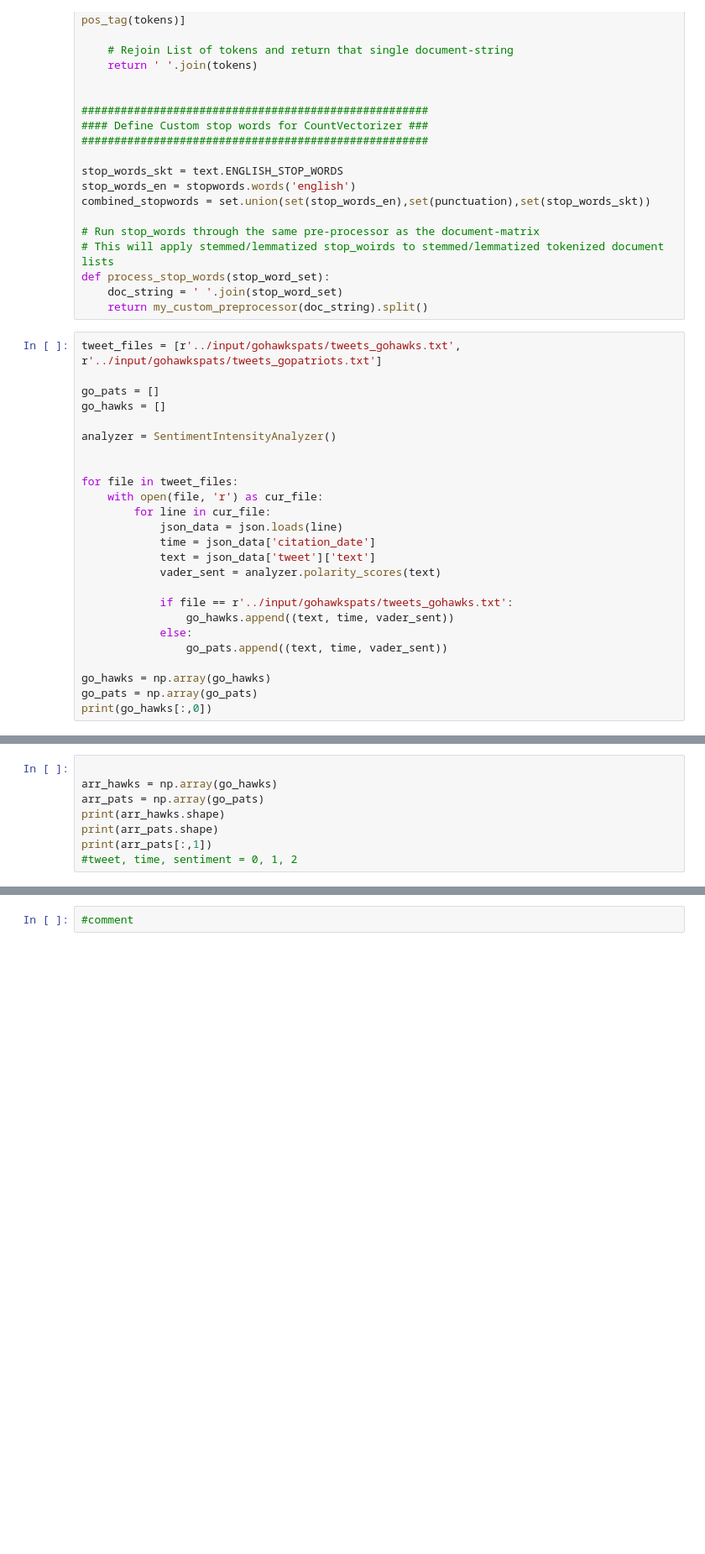
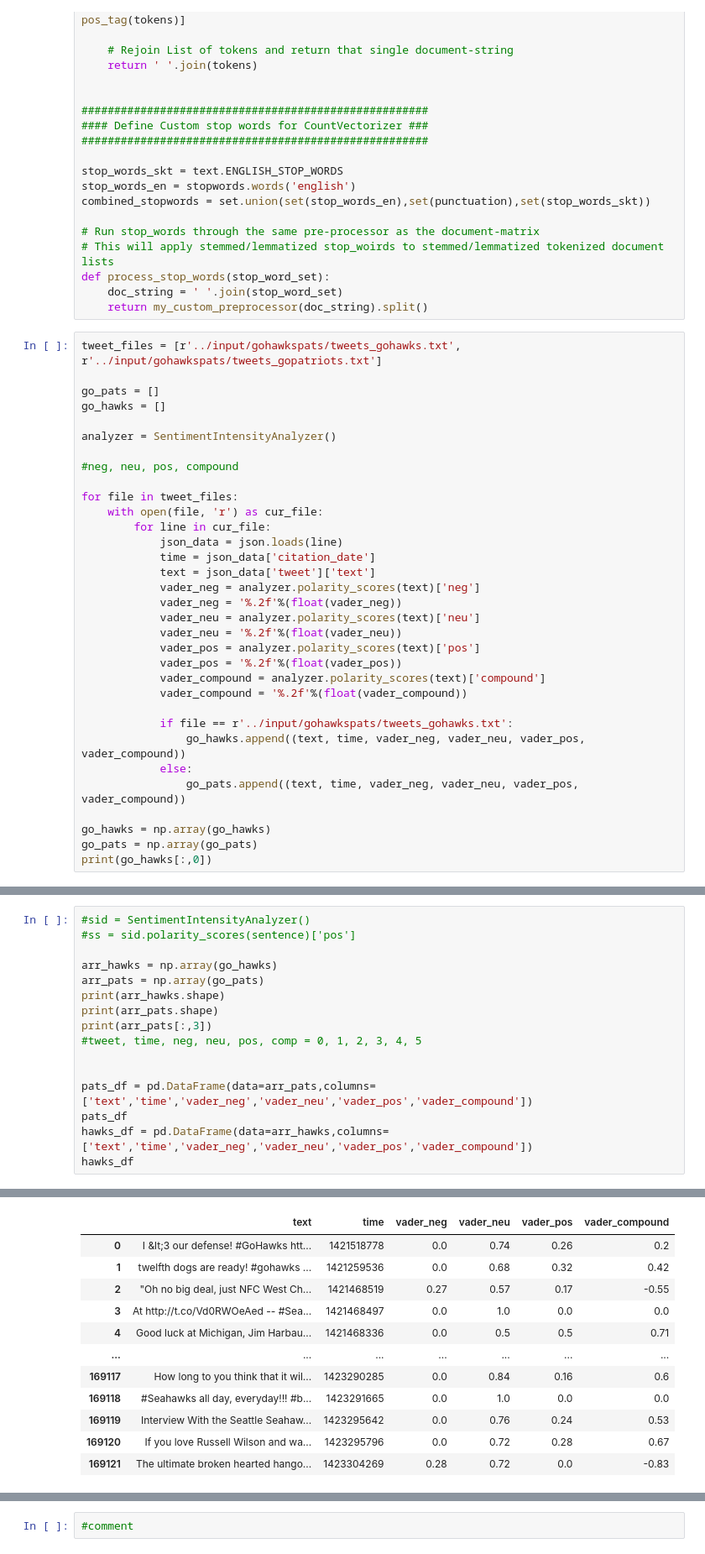
Before and after one commit to ryanch1/data-mining, a Jupyter notebook: Project 5 - create our own.ipynb, the cells around one changed output, grey strips where cells are left out. Shown: that part at 84% size. Cells and saved outputs as stored; diff of their text form; blank space fills up the shorter version.

```diff
--- a/Project 5 - create our own.ipynb
+++ b/Project 5 - create our own.ipynb
@@ -90,6 +90,7 @@ go_hawks = []
 
 analyzer = SentimentIntensityAnalyzer()
 
+#neg, neu, pos, compound
 
 for file in tweet_files:
     with open(file, 'r') as cur_file:
@@ -97,12 +98,19 @@ for file in tweet_files:
             json_data = json.loads(line)
             time = json_data['citation_date']
             text = json_data['tweet']['text']
-            vader_sent = analyzer.polarity_scores(text)
+            vader_neg = analyzer.polarity_scores(text)['neg']
+            vader_neg = '%.2f'%(float(vader_neg))
+            vader_neu = analyzer.polarity_scores(text)['neu']
+            vader_neu = '%.2f'%(float(vader_neu))
+            vader_pos = analyzer.polarity_scores(text)['pos']
+            vader_pos = '%.2f'%(float(vader_pos))
+            vader_compound = analyzer.polarity_scores(text)['compound']
+            vader_compound = '%.2f'%(float(vader_compound))
 
             if file == r'../input/gohawkspats/tweets_gohawks.txt':
-                go_hawks.append((text, time, vader_sent))
+                go_hawks.append((text, time, vader_neg, vader_neu, vader_pos, vader_compound))
             else:
-                go_pats.append((text, time, vader_sent))
+                go_pats.append((text, time, vader_neg, vader_neu, vader_pos, vader_compound))
 
 go_hawks = np.array(go_hawks)
 go_pats = np.array(go_pats)
@@ -112,8 +126,17 @@ TypeError: list indices must be integers or slices, not tuple
 # %%
+#sid = SentimentIntensityAnalyzer()
+#ss = sid.polarity_scores(sentence)['pos']
 
 arr_hawks = np.array(go_hawks)
 arr_pats = np.array(go_pats)
 print(arr_hawks.shape)
 print(arr_pats.shape)
-print(arr_pats[:,1])
-#tweet, time, sentiment = 0, 1, 2
+print(arr_pats[:,3])
+#tweet, time, neg, neu, pos, comp = 0, 1, 2, 3, 4, 5
+
+
+pats_df = pd.DataFrame(data=arr_pats,columns=['text','time','vader_neg','vader_neu','vader_pos','vader_compound'])
+pats_df
+hawks_df = pd.DataFrame(data=arr_hawks,columns=['text','time','vader_neg','vader_neu','vader_pos','vader_compound'])
+hawks_df
+# %% [output]
@@ -119,0 +147,12 @@ print(arr_pats[:,1])
+|  | text | time | vader_neg | vader_neu | vader_pos | vader_compound |
+| 0 | I &lt;3 our defense! #GoHawks htt... | 1421518778 | 0.0 | 0.74 | 0.26 | 0.2 |
+| 1 | twelfth dogs are ready! #gohawks ... | 1421259536 | 0.0 | 0.68 | 0.32 | 0.42 |
+| 2 | "Oh no big deal, just NFC West Ch... | 1421468519 | 0.27 | 0.57 | 0.17 | -0.55 |
+| 3 | At http://t.co/Vd0RWOeAed -- #Sea... | 1421468497 | 0.0 | 1.0 | 0.0 | 0.0 |
+| 4 | Good luck at Michigan, Jim Harbau... | 1421468336 | 0.0 | 0.5 | 0.5 | 0.71 |
+| ... | ... | ... | ... | ... | ... | ... |
+| 169117 | How long to you think that it wil... | 1423290285 | 0.0 | 0.84 | 0.16 | 0.6 |
+| 169118 | #Seahawks all day, everyday!!! #b... | 1423291665 | 0.0 | 1.0 | 0.0 | 0.0 |
+| 169119 | Interview With the Seattle Seahaw... | 1423295642 | 0.0 | 0.76 | 0.24 | 0.53 |
+| 169120 | If you love Russell Wilson and wa... | 1423295796 | 0.0 | 0.72 | 0.28 | 0.67 |
+| 169121 | The ultimate broken hearted hango... | 1423304269 | 0.28 | 0.72 | 0.0 | -0.83 |
```
Also changed, not shown: parts of 5 cells of this notebook.
